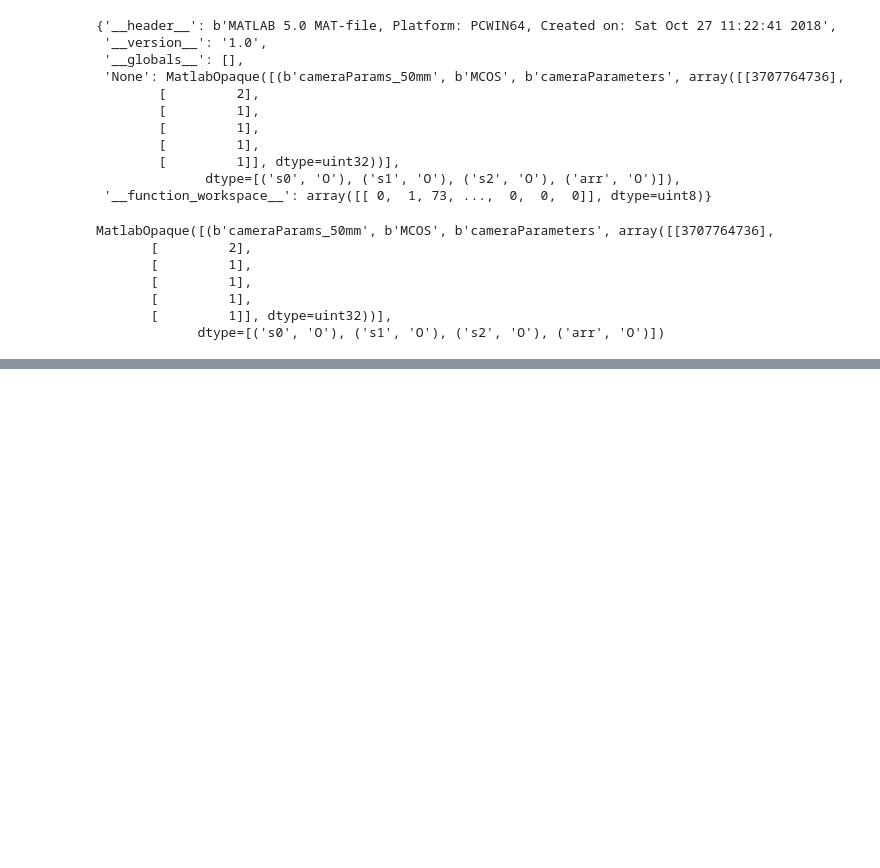
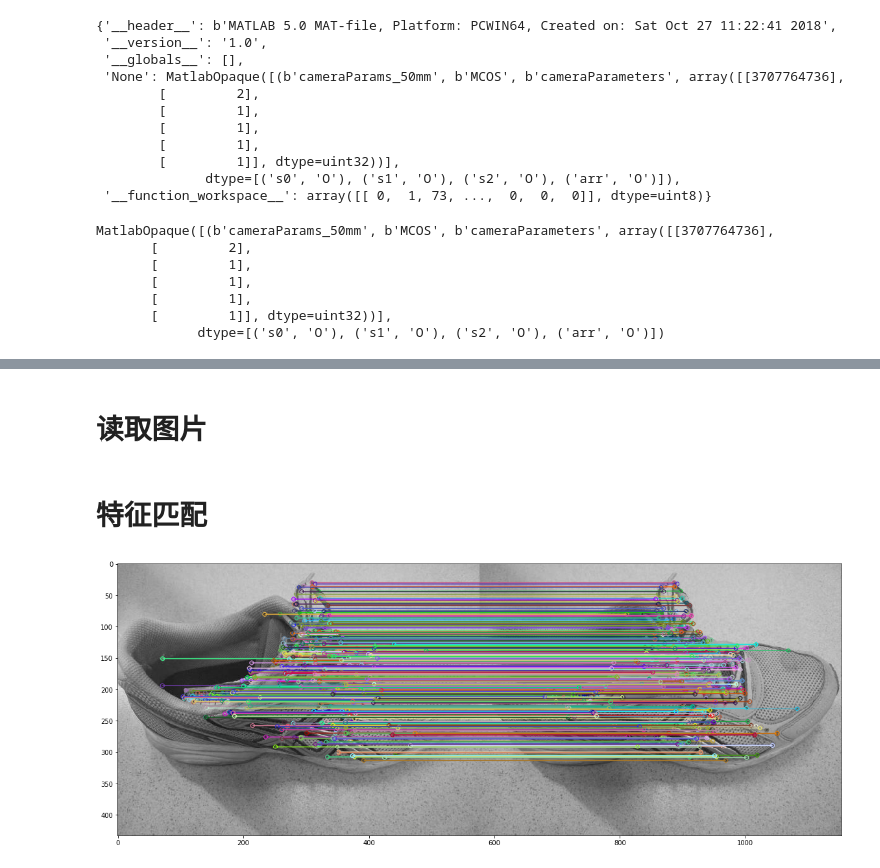
Before and after one commit to Neutrino3316/Computer-Vision, a Jupyter notebook: CVproject/18.10.28.ipynb, the cells around one changed output, grey strips where cells are left out. Saved outputs shown, nothing was run; the diff lists cells and outputs as text; code cells hidden in the pictures; blank space fills up the shorter version.

```diff
--- a/CVproject/18.10.28.ipynb
+++ b/CVproject/18.10.28.ipynb
@@ -37,0 +36,43 @@ list(x['None'])
+# %% [markdown]
+# 读取图片
+# %%
+img1 = cv2.imread('images/shoe_green_1.jpg',0)  #queryimage # left image
+img2 = cv2.imread('images/shoe_green_1.jpg',0) #trainimage # right image
+# %% [markdown]
+# 特征匹配
+# %%
+detector = cv2.AKAZE_create()  # 好
+# detector = cv2.BRISK_create()  # 一般
+# detector = cv2.ORB_create()  # 太少特征点
+
+# find the keypoints and descriptors with SIFT
+kp1, des1 = detector.detectAndCompute(img1,None)
+kp2, des2 = detector.detectAndCompute(img2,None)
+
+# FLANN parameters
+FLANN_INDEX_KDTREE = 1
+index_params = dict(algorithm = FLANN_INDEX_KDTREE, trees = 5)
+search_params = dict(checks=50)
+
+flann = cv2.FlannBasedMatcher(index_params,search_params)
+matches = flann.knnMatch(np.asarray(des1,np.float32),np.asarray(des2,np.float32), 2) #2
+# %%
+good = []
+pts1 = []
+pts2 = []
+
+# ratio test as per Lowe's paper
+for i,(m,n) in enumerate(matches):
+    if m.distance < 0.5*n.distance:  # 调小这个系数可以使得点的数目变少，且准确度提高
+        good.append(m)
+        pts2.append(kp2[m.trainIdx].pt)
+        pts1.append(kp1[m.queryIdx].pt)
+# %%
+matches_img = cv2.drawMatches(img1, kp1, img2, kp2, good, None, flags=2)
+
+img_size = 20
+plt.figure(figsize=(img_size, img_size))
+plt.imshow(matches_img)
+plt.show()
+# %% [output]
+[figure, added]
```
Also changed, not shown: parts of 3 cells of this notebook.
